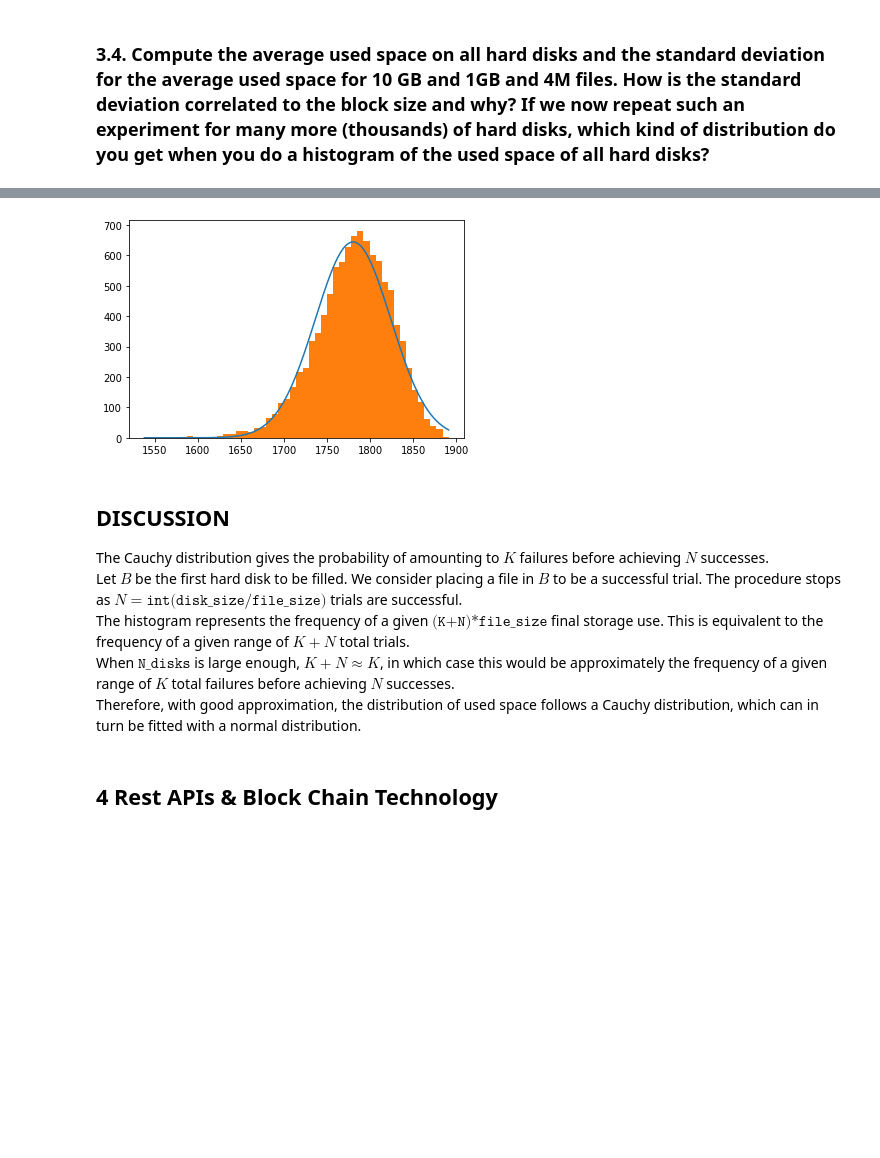
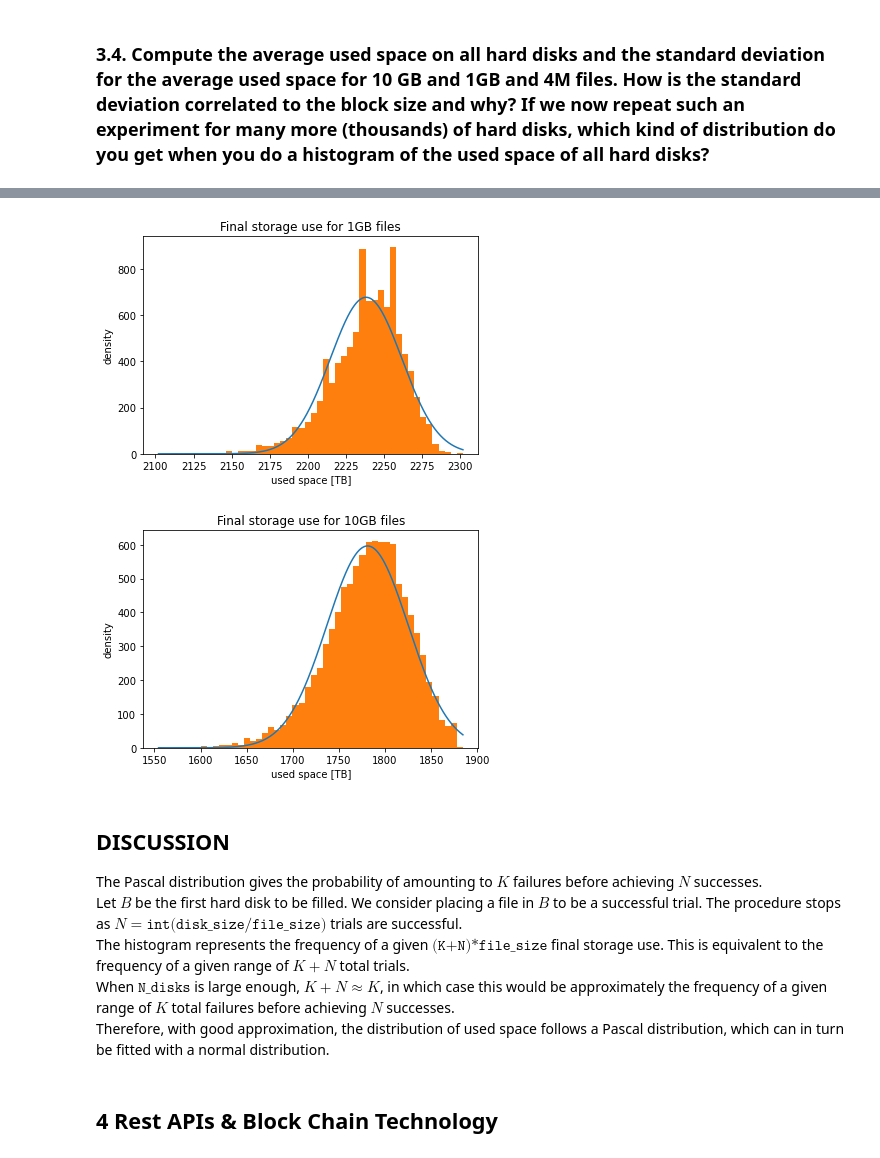
Before and after one commit to SaverioMonaco/MAPDAssignment, a Jupyter notebook: datamanagement.ipynb, the cells around one changed output, grey strips where cells are left out. Saved outputs shown, nothing was run; the diff lists cells and outputs as text; code cells hidden in the pictures; blank space fills up the shorter version.

```diff
--- a/datamanagement.ipynb
+++ b/datamanagement.ipynb
@@ -493,7 +495,7 @@ KeyboardInterrupt:
 # %%
 ##Repeating experiment but with thousands of disks
 sizes = [
-    4,
+#   4, takes too long
     1024,
     10*1024
     ]
@@ -512,35 +514,36 @@ for file_size in sizes:
     used = (N_disks*disk_size - sims)/1024/1024
     results.append(used)
 # %%
-from scipy.stats import norm
+from scipy.stats import norm as scnorm
 
 for used, file_size in zip(results, sizes):
     avg = np.average(used)
     std = np.std(used)
-    rv = norm(avg,std)
+    rv = scnorm(avg,std)
     x = np.linspace(used.min(),used.max(),1000)
     p = rv.pdf(x)
     a, beans = np.histogram(used, bins = 50)
     A = (a*(beans[1:]-beans[:-1])).sum()
     plt.plot(x,A*p)
     plt.hist(used, bins = 50)
     unit = 'GB' if file_size >= 1024 else 'MB'
     norm = 1 if unit == 'MB' else 1024
     plt.title(f'Final storage use for {int(file_size/norm)}{unit} files')
     plt.xlabel('used space [TB]')
     plt.ylabel('density')
     plt.show()
 # %% [output]
-[figure, old version]
+[figure, new version]
+[figure, added]
 # %% [markdown]
 ## DISCUSSION
-The Cauchy distribution gives the probability of amounting to $K$ failures before achieving $N$ successes.\
+The Pascal distribution gives the probability of amounting to $K$ failures before achieving $N$ successes.\
 Let $B$ be the first hard disk to be filled. We consider placing a file in $B$ to be a successful trial.
 The procedure stops as $N = \texttt{int(disk\_size/file\_size)}$ trials are successful.\
 The histogram represents the frequency of a given $\texttt{(K+N)*file\_size}$ final storage use.
 This is equivalent to the frequency of a given range of $K+N$ total trials.\
 When $\texttt{N\_disks}$ is large enough, $K+N \approx K$, in which case this would be approximately the frequency of a given range of $K$ total failures before achieving $N$ successes.\
-Therefore, with good approximation, the distribution of used space follows a Cauchy distribution, which can in turn be fitted with a normal distribution.
+Therefore, with good approximation, the distribution of used space follows a Pascal distribution, which can in turn be fitted with a normal distribution.
 # %% [markdown]
 ## 4 Rest APIs & Block Chain Technology
 # %% [markdown]
```
Also changed, not shown: parts of 10 cells of this notebook.
